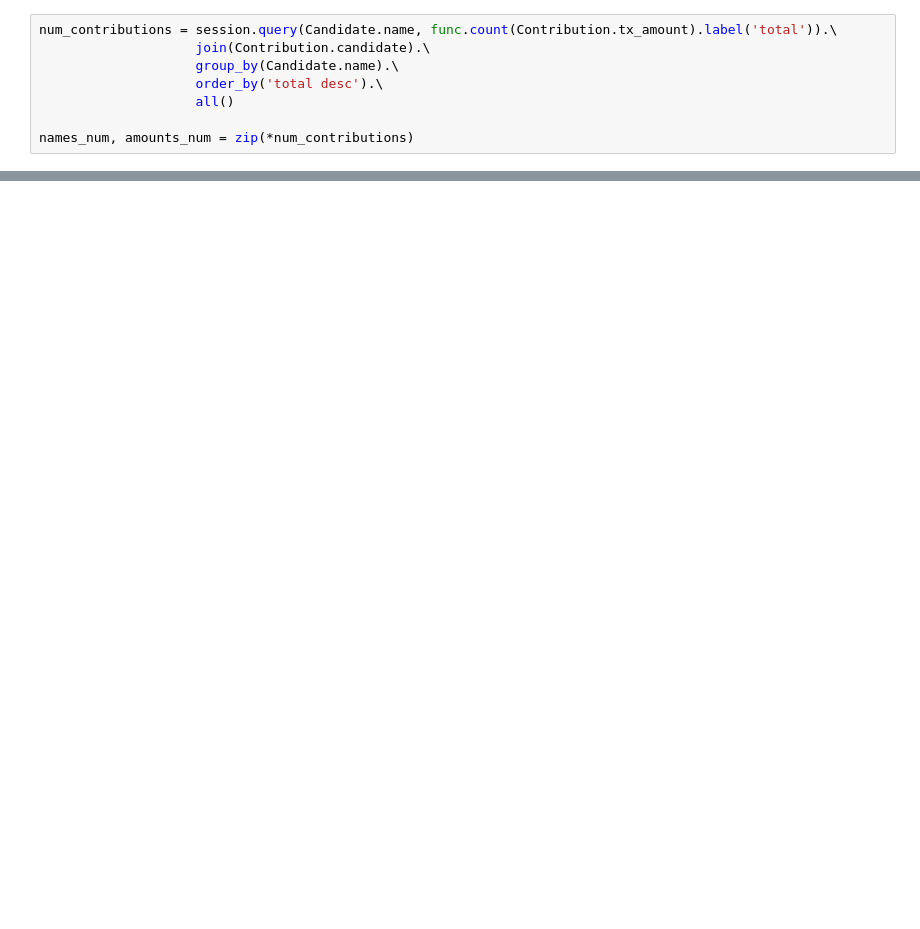
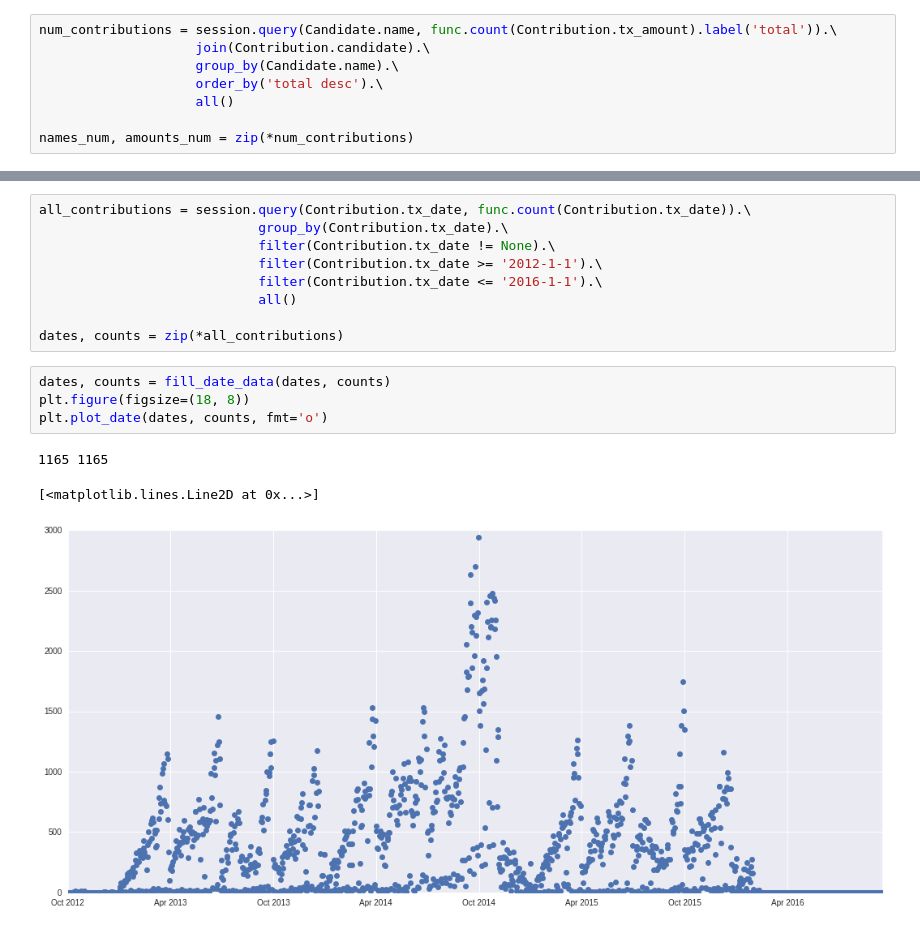
Before and after one commit to idgetto/DataScience16CTW, a Jupyter notebook: exploration/contributions.ipynb, the cells around one changed output, grey strips where cells are left out. Saved outputs shown, nothing was run; the diff lists cells and outputs as text; blank space fills up the shorter version.

Commit message:
get data for 2013-2014

```diff
--- a/exploration/contributions.ipynb
+++ b/exploration/contributions.ipynb
@@ -61,0 +97,17 @@ plt.show()
+# %%
+all_contributions = session.query(Contribution.tx_date, func.count(Contribution.tx_date)).\
+                            group_by(Contribution.tx_date).\
+                            filter(Contribution.tx_date != None).\
+                            filter(Contribution.tx_date >= '2012-1-1').\
+                            filter(Contribution.tx_date <= '2016-1-1').\
+                            all()
+
+dates, counts = zip(*all_contributions)
+# %%
+dates, counts = fill_date_data(dates, counts)
+plt.figure(figsize=(18, 8))
+plt.plot_date(dates, counts, fmt='o')
+# %% [output]
+1165 1165
+[<matplotlib.lines.Line2D at 0x...>]
+[figure, added]
```
Also changed, not shown: parts of 14 cells of this notebook, 13 other files.
